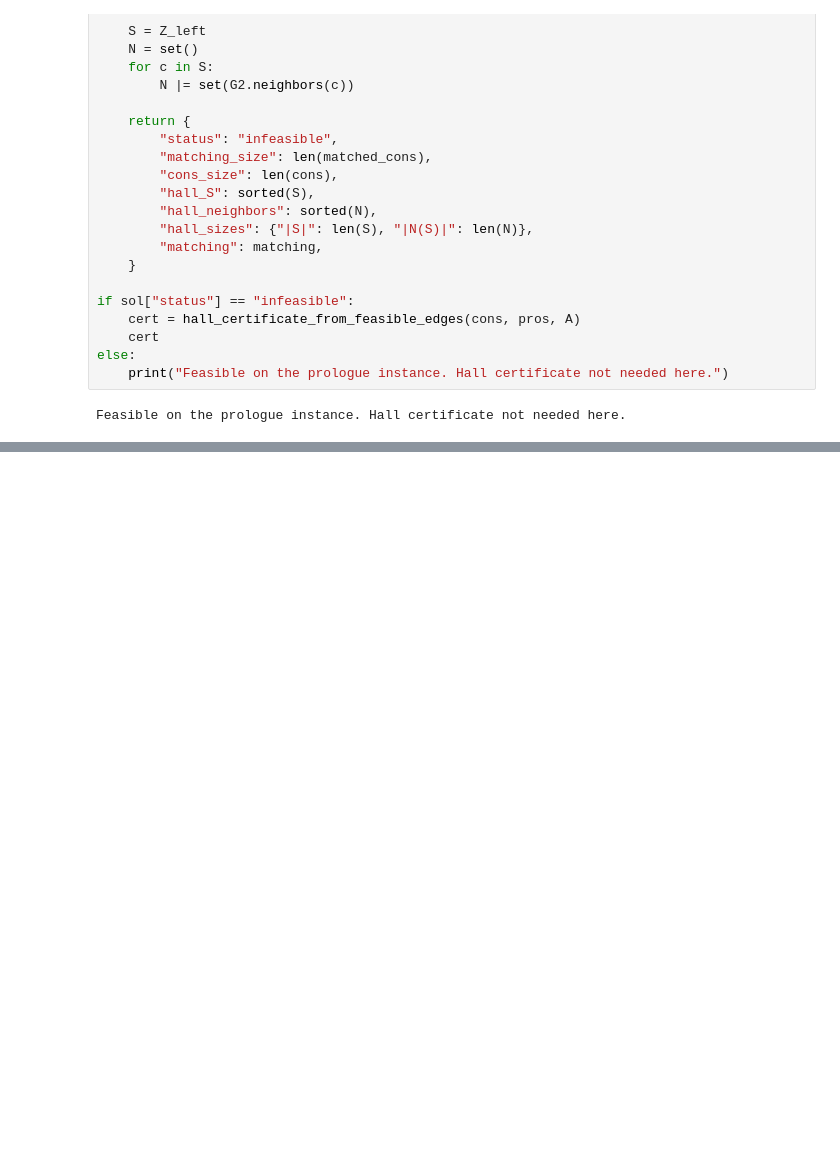
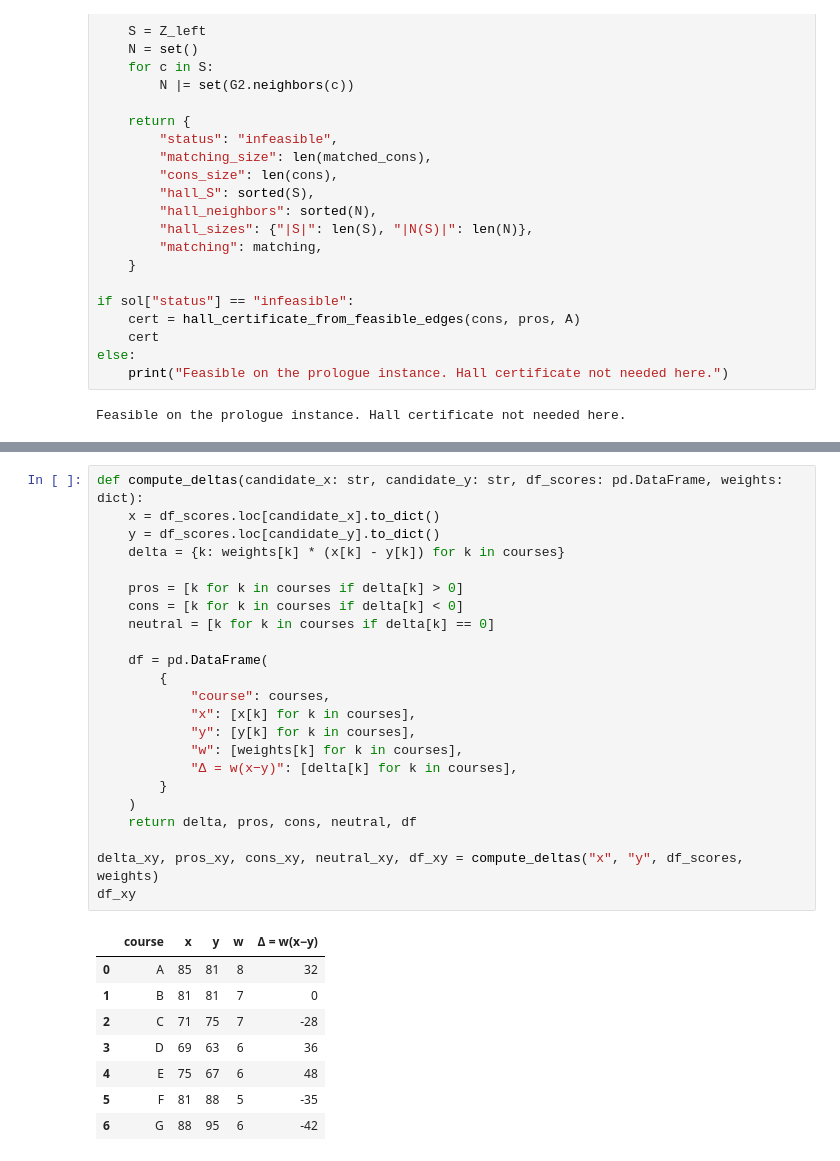
Before and after one commit to britofelipe/projet-sdp, a Jupyter notebook: main.ipynb, the cells around one changed output, grey strips where cells are left out. Cells and saved outputs as stored; diff of their text form; blank space fills up the shorter version.

```diff
--- a/main.ipynb
+++ b/main.ipynb
@@ -303,0 +361,32 @@ Feasible on the prologue instance. Hall certificate not needed here.
+# %%
+def compute_deltas(candidate_x: str, candidate_y: str, df_scores: pd.DataFrame, weights: dict):
+    x = df_scores.loc[candidate_x].to_dict()
+    y = df_scores.loc[candidate_y].to_dict()
+    delta = {k: weights[k] * (x[k] - y[k]) for k in courses}
+
+    pros = [k for k in courses if delta[k] > 0]
+    cons = [k for k in courses if delta[k] < 0]
+    neutral = [k for k in courses if delta[k] == 0]
+
+    df = pd.DataFrame(
+        {
+            "course": courses,
+            "x": [x[k] for k in courses],
+            "y": [y[k] for k in courses],
+            "w": [weights[k] for k in courses],
+            "Δ = w(x−y)": [delta[k] for k in courses],
+        }
+    )
+    return delta, pros, cons, neutral, df
+
+delta_xy, pros_xy, cons_xy, neutral_xy, df_xy = compute_deltas("x", "y", df_scores, weights)
+df_xy
+# %% [output]
+|  | course | x | y | w | Δ = w(x−y) |
+| 0 | A | 85 | 81 | 8 | 32 |
+| 1 | B | 81 | 81 | 7 | 0 |
+| 2 | C | 71 | 75 | 7 | -28 |
+| 3 | D | 69 | 63 | 6 | 36 |
+| 4 | E | 75 | 67 | 6 | 48 |
+| 5 | F | 81 | 88 | 5 | -35 |
+| 6 | G | 88 | 95 | 6 | -42 |
```
Also changed, not shown: parts of 20 cells of this notebook.
